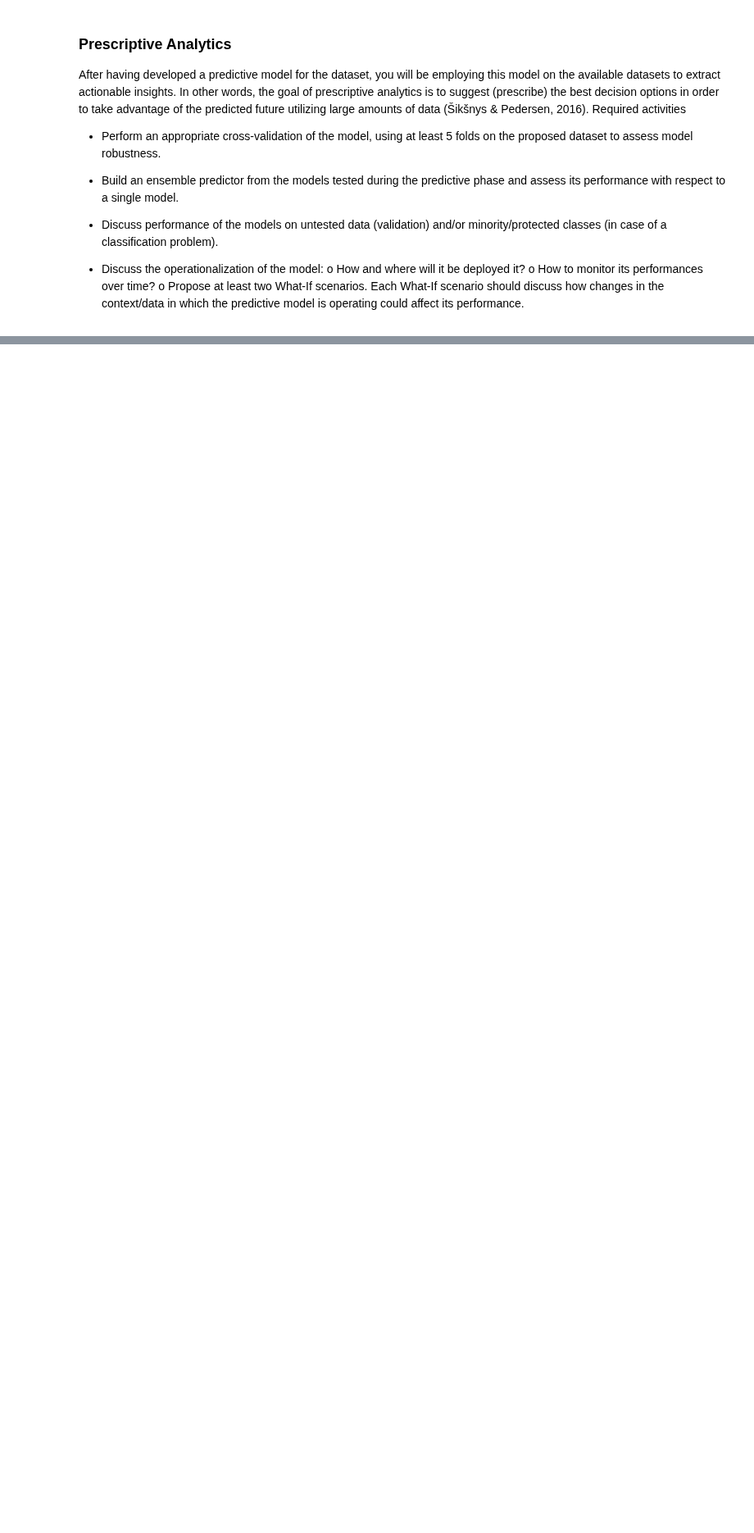
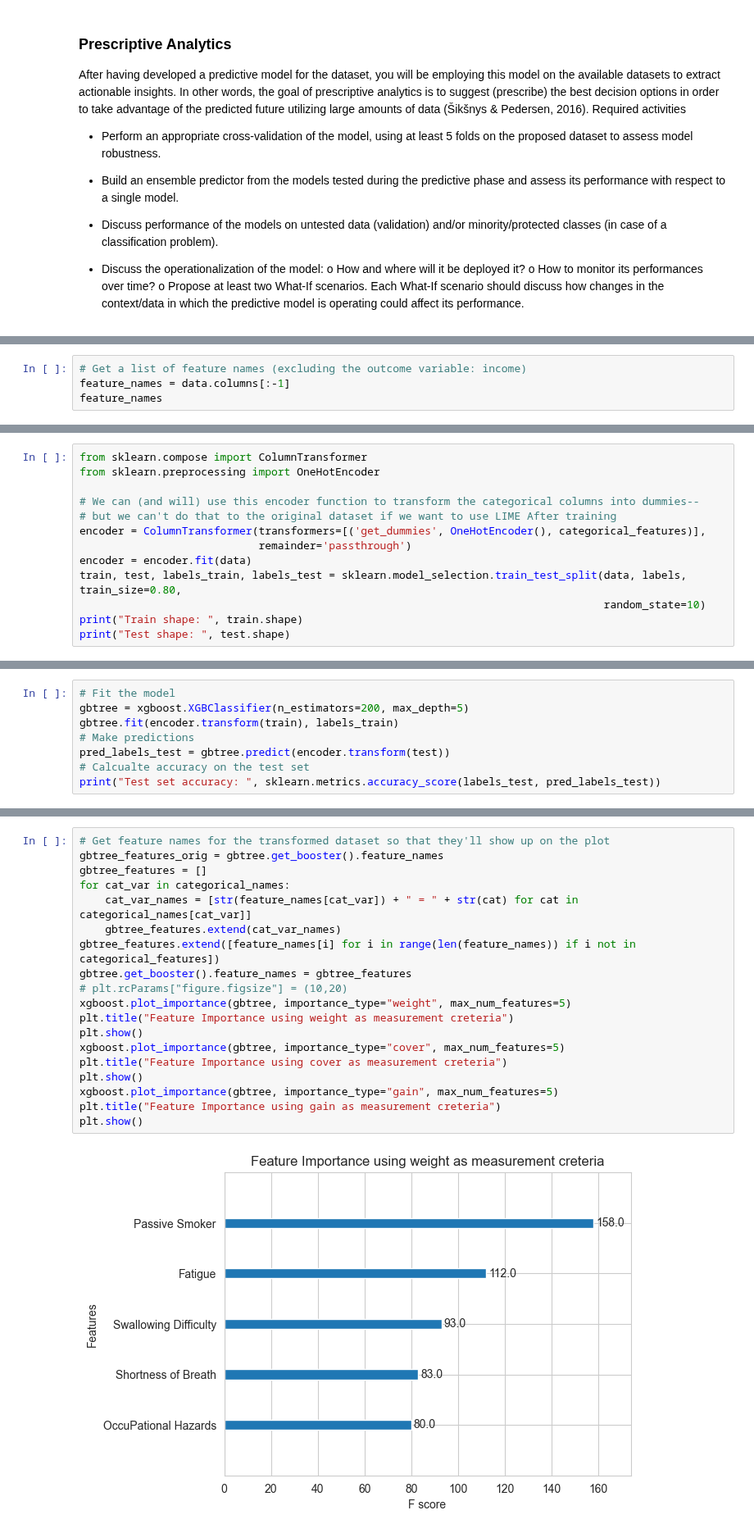
Before and after one commit to tewhol/Responsible_Data_Analysis_Group_1, a Jupyter notebook: model_Allegra.ipynb, the cells around one changed output, grey strips where cells are left out. Shown at 82% size. Cells and saved outputs as stored; diff of their text form; blank space fills up the shorter version.

```diff
--- a/model_Allegra.ipynb
+++ b/model_Allegra.ipynb
@@ -792,0 +714,4 @@ DecisionTreeClassifier(random_state=42): Accuracy on validation: 0.9900
+# %%
+# Get a list of feature names (excluding the outcome variable: income)
+feature_names = data.columns[:-1]
+feature_names
@@ -792,0 +825,13 @@ DecisionTreeClassifier(random_state=42): Accuracy on validation: 0.9900
+# %%
+from sklearn.compose import ColumnTransformer
+from sklearn.preprocessing import OneHotEncoder
+
+# We can (and will) use this encoder function to transform the categorical columns into dummies--
+# but we can't do that to the original dataset if we want to use LIME After training
+encoder = ColumnTransformer(transformers=[('get_dummies', OneHotEncoder(), categorical_features)],
+                            remainder='passthrough')
+encoder = encoder.fit(data)
+train, test, labels_train, labels_test = sklearn.model_selection.train_test_split(data, labels, train_size=0.80,
+                                                                                  random_state=10)
+print("Train shape: ", train.shape)
+print("Test shape: ", test.shape)
@@ -792,0 +841,8 @@ DecisionTreeClassifier(random_state=42): Accuracy on validation: 0.9900
+# %%
+# Fit the model
+gbtree = xgboost.XGBClassifier(n_estimators=200, max_depth=5)
+gbtree.fit(encoder.transform(train), labels_train)
+# Make predictions
+pred_labels_test = gbtree.predict(encoder.transform(test))
+# Calcualte accuracy on the test set
+print("Test set accuracy: ", sklearn.metrics.accuracy_score(labels_test, pred_labels_test))
@@ -792,0 +853,21 @@ DecisionTreeClassifier(random_state=42): Accuracy on validation: 0.9900
+# %%
+# Get feature names for the transformed dataset so that they'll show up on the plot
+gbtree_features_orig = gbtree.get_booster().feature_names
+gbtree_features = []
+for cat_var in categorical_names:
+    cat_var_names = [str(feature_names[cat_var]) + " = " + str(cat) for cat in categorical_names[cat_var]]
+    gbtree_features.extend(cat_var_names)
+gbtree_features.extend([feature_names[i] for i in range(len(feature_names)) if i not in categorical_features])
+gbtree.get_booster().feature_names = gbtree_features
+# plt.rcParams["figure.figsize"] = (10,20)
+xgboost.plot_importance(gbtree, importance_type="weight", max_num_features=5)
+plt.title("Feature Importance using weight as measurement creteria")
+plt.show()
+xgboost.plot_importance(gbtree, importance_type="cover", max_num_features=5)
+plt.title("Feature Importance using cover as measurement creteria")
+plt.show()
+xgboost.plot_importance(gbtree, importance_type="gain", max_num_features=5)
+plt.title("Feature Importance using gain as measurement creteria")
+plt.show()
+# %% [output]
+[figure, added]
```
Also changed, not shown: parts of 41 cells of this notebook, 1 other file.
